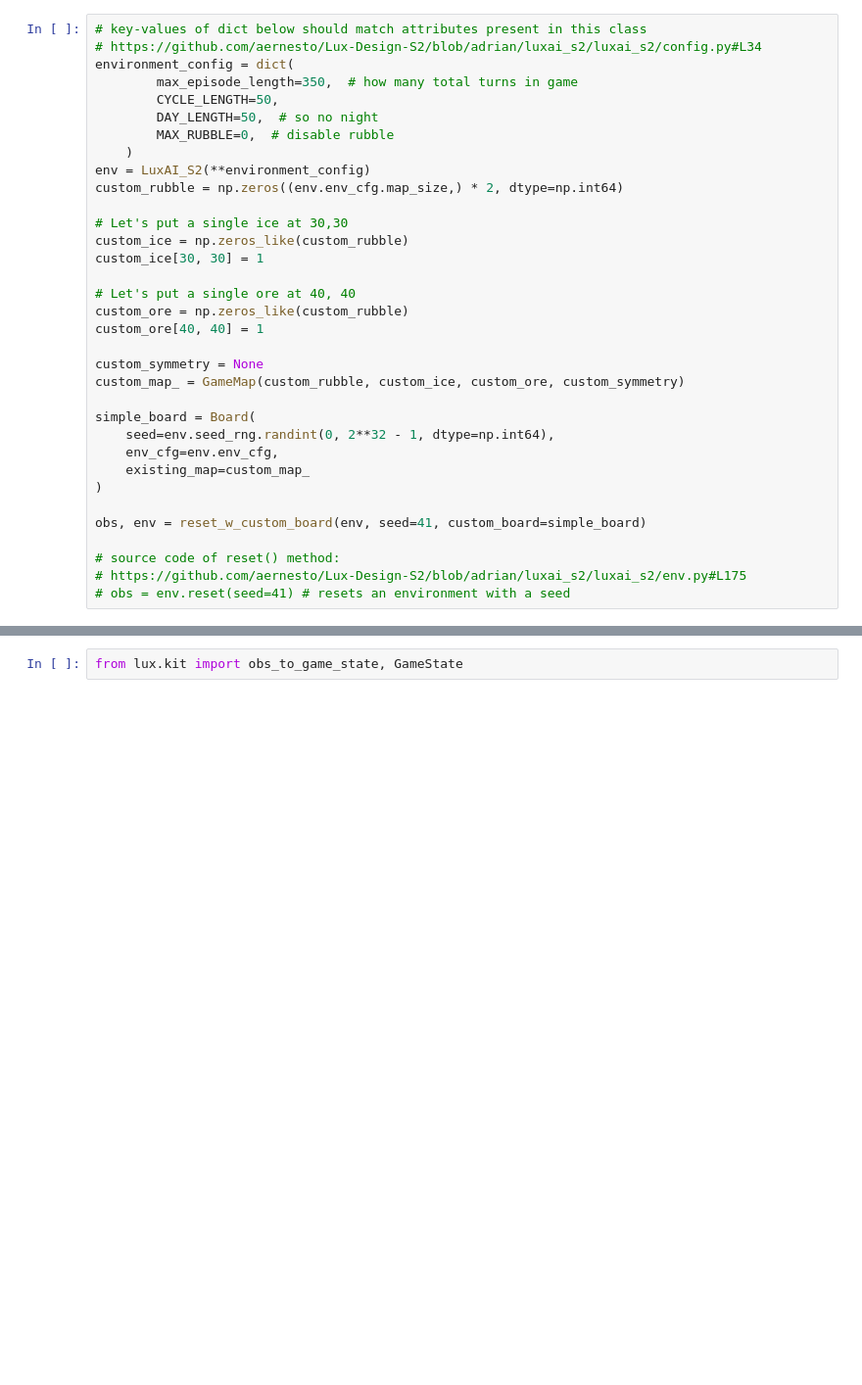
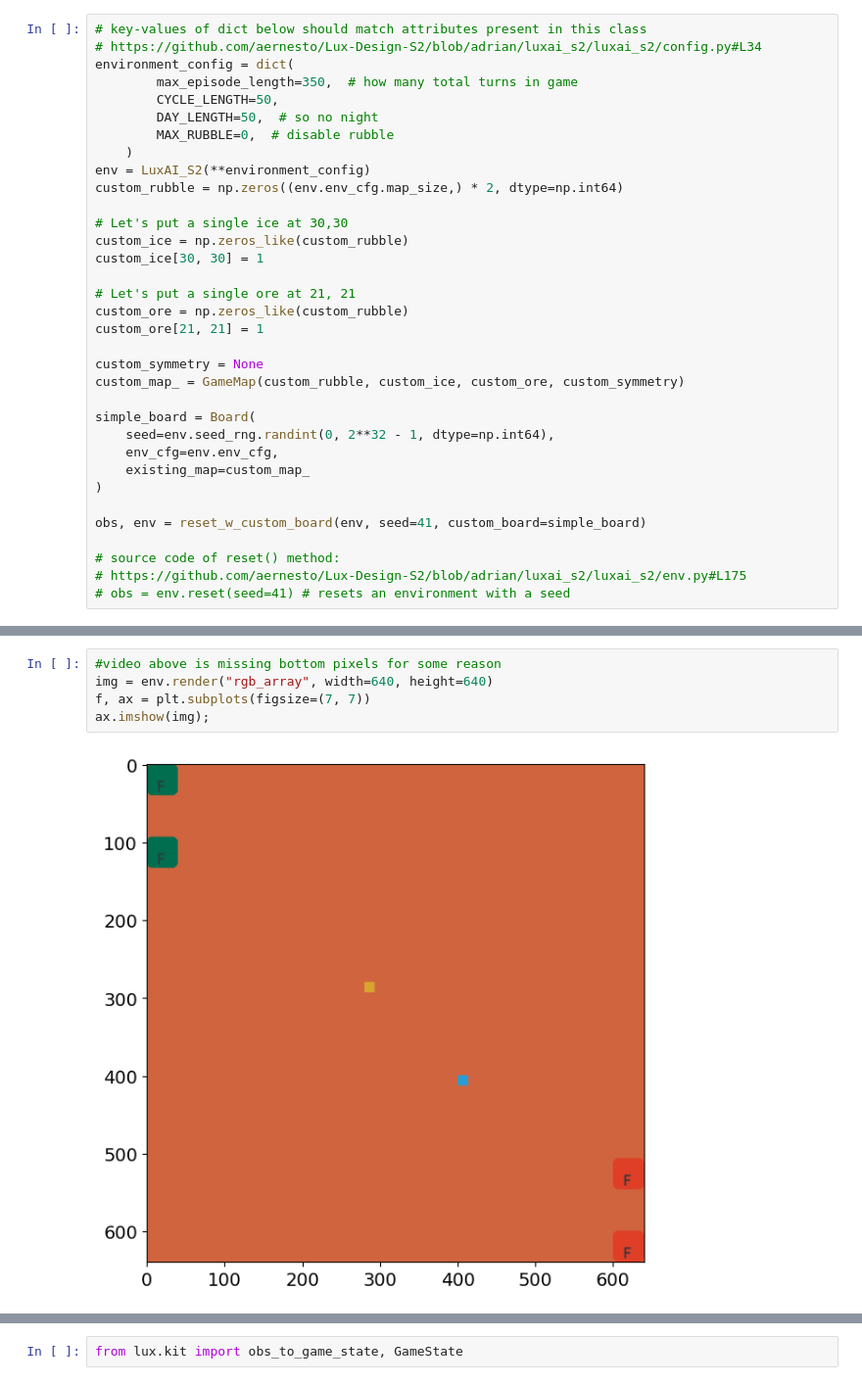
Before and after one commit to aernesto/Lux-Design-S2, a Jupyter notebook: kits/python/explorations.ipynb, the cells around one changed output, grey strips where cells are left out. Shown: that part at 98% size. Saved outputs shown, nothing was run; the diff lists cells and outputs as text; blank space fills up the shorter version.

```diff
--- a/kits/python/explorations.ipynb
+++ b/kits/python/explorations.ipynb
@@ -50,9 +190,9 @@ custom_rubble = np.zeros((env.env_cfg.map_size,) * 2, dtype=np.int64)
 custom_ice = np.zeros_like(custom_rubble)
 custom_ice[30, 30] = 1
 
-# Let's put a single ore at 40, 40
+# Let's put a single ore at 21, 21
 custom_ore = np.zeros_like(custom_rubble)
-custom_ore[40, 40] = 1
+custom_ore[21, 21] = 1
 
 custom_symmetry = None
 custom_map_ = GameMap(custom_rubble, custom_ice, custom_ore, custom_symmetry)
@@ -186,2 +242,9 @@ interact(env, agents, 5)
 OpenCV: FFMPEG: tag 0x30395056/'VP90' is not supported with codec id 167 and format 'webm / WebM'
 [interactive output not drawn]
+# %%
+#video above is missing bottom pixels for some reason
+img = env.render("rgb_array", width=640, height=640)
+f, ax = plt.subplots(figsize=(7, 7))
+ax.imshow(img);
+# %% [output]
+[figure, added]
```
Also changed, not shown: parts of 10 cells of this notebook.
